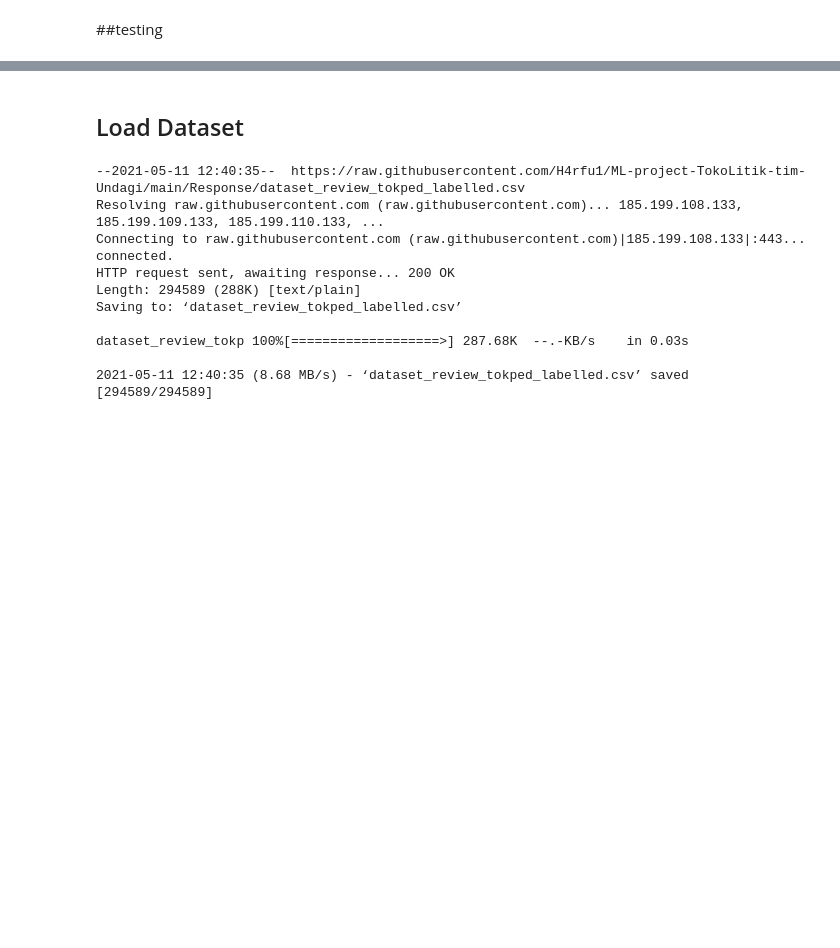
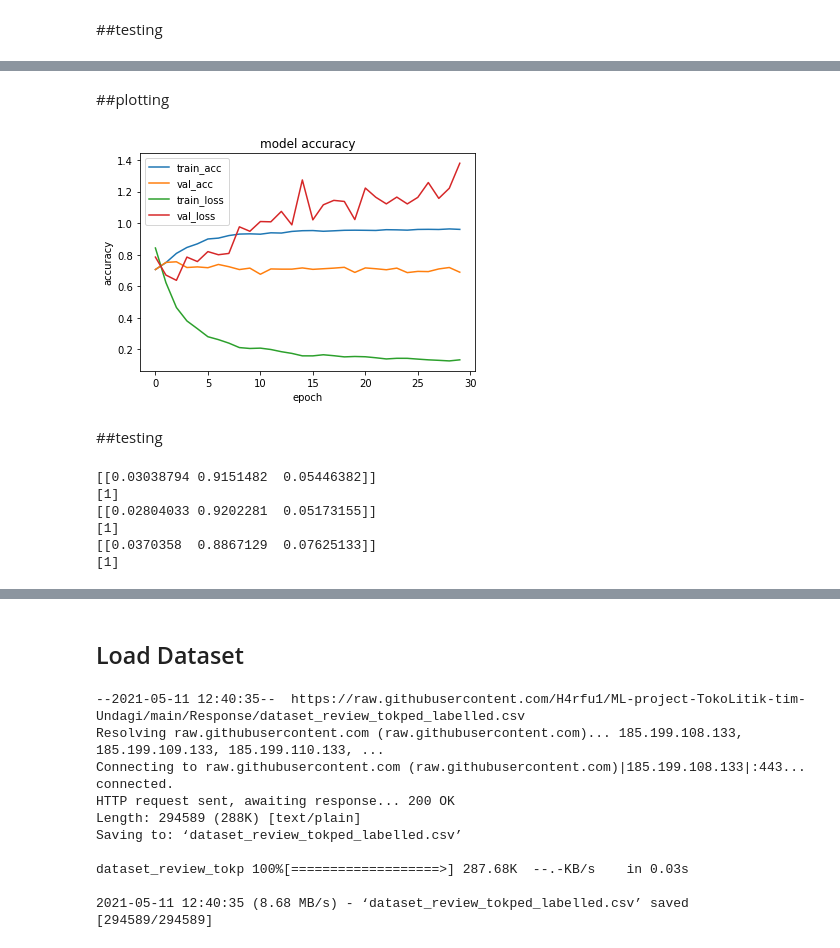
Before and after one commit to H4rfu1/ML-project-TokoLitik-tim-Undagi, a Jupyter notebook: Response/MainProject.ipynb, the cells around one changed output, grey strips where cells are left out. Saved outputs shown, nothing was run; the diff lists cells and outputs as text; code cells hidden in the pictures; blank space fills up the shorter version.

```diff
--- a/Response/MainProject.ipynb
+++ b/Response/MainProject.ipynb
@@ -812,0 +1114,17 @@ print(classes)
+# %%
+# split train and test sets
+from sklearn.model_selection import train_test_split
+
+X = all_padded
+#y = pd.get_dummies(df['label'].values)
+y = df[['negative', 'neutral', 'positive']].values
+
+X_train, X_test, y_train, y_test = train_test_split(X, y,test_size=0.2, random_state=42)
+print(X_train.shape, y_train.shape)
+print(X_test.shape, y_test.shape)
+
+#kalimat = df['sentence'].values
+#y = df['label'].values
+
+#kalimat_latih, kalimat_test, y_latih, y_test = train_test_split(kalimat, y,
+#                                                                test_size=0.2, random_state=1000)
@@ -812,0 +1136,11 @@ print(classes)
+# %%
+model = tf.keras.Sequential([
+    tf.keras.layers.Embedding(input_dim= vocab_size, output_dim=8),
+    tf.keras.layers.LSTM(64),
+    tf.keras.layers.Dropout(0.2),
+    tf.keras.layers.Dense(128, activation='relu'),
+    tf.keras.layers.Dense(64, activation='relu'),
+    tf.keras.layers.Dense(3, activation='softmax')
+])
+model.compile(loss='categorical_crossentropy',optimizer='adam',metrics=['accuracy'])
+model.summary()
@@ -812,0 +1170,3 @@ print(classes)
+# %%
+num_epochs = 30
+history = model.fit(X_train, y_train, epochs=num_epochs, validation_data=(X_test, y_test))
@@ -812,0 +1191,49 @@ print(classes)
+# %% [markdown]
+##plotting
+# %%
+import keras
+from matplotlib import pyplot as plt
+plt.plot(history.history['accuracy'])
+plt.plot(history.history['val_accuracy'])
+plt.plot(history.history['loss'])
+plt.plot(history.history['val_loss'])
+plt.title('model accuracy')
+plt.ylabel('accuracy')
+plt.xlabel('epoch')
+plt.legend(['train_acc', 'val_acc', 'train_loss','val_loss'], loc='upper left')
+plt.show()
+# %% [output]
+[figure, added]
+# %% [markdown]
+##testing
+# %%
+import numpy as np
+# content_testing = np.array(['terimakasih', 'enak tapi gosong', 'rasanya enak dan pengiriman cepat'])
+def toSequence(sentence):
+ pad = []
+ for stc in sentence.split():
+   if stc.lower() in word2index.keys():
+     pad.append(word2index[stc.lower()])
+   else:
+     continue
+ return pad
+
+pad1 = toSequence('terimakasih')
+pad2 = toSequence('enak tapi gosong')
+pad3 = toSequence('enak')
+
+arrTest = [pad1, pad2, pad3]
+
+for pad in arrTest:
+  result = model.predict([pad])
+  # result = model.predict(tokenizer(content_train,content_testing))
+  print(result)
+  classes = np.argmax(result, axis = 1)
+  print(classes)
+# %% [output]
+[[0.03038794 0.9151482  0.05446382]]
+[1]
+[[0.02804033 0.9202281  0.05173155]]
+[1]
+[[0.0370358  0.8867129  0.07625133]]
+[1]
```
Also changed, not shown: parts of 49 cells of this notebook, 2 other files.
